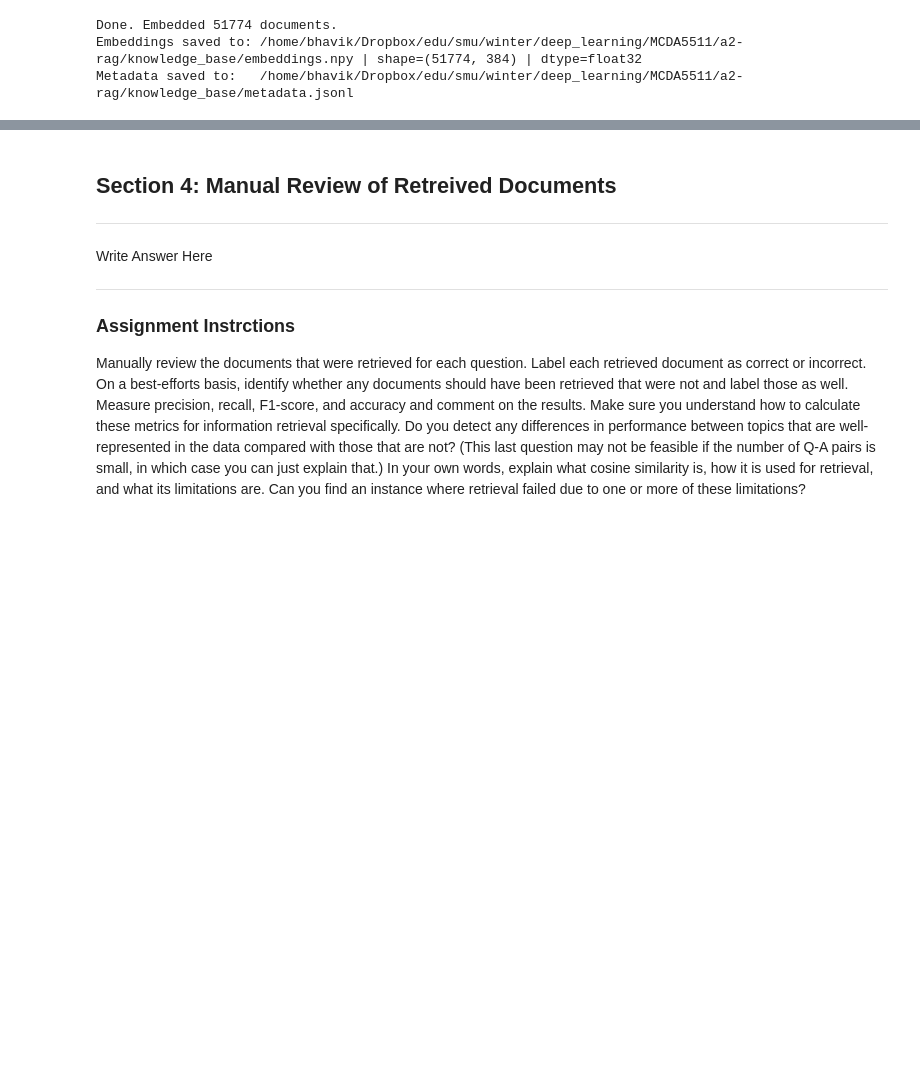
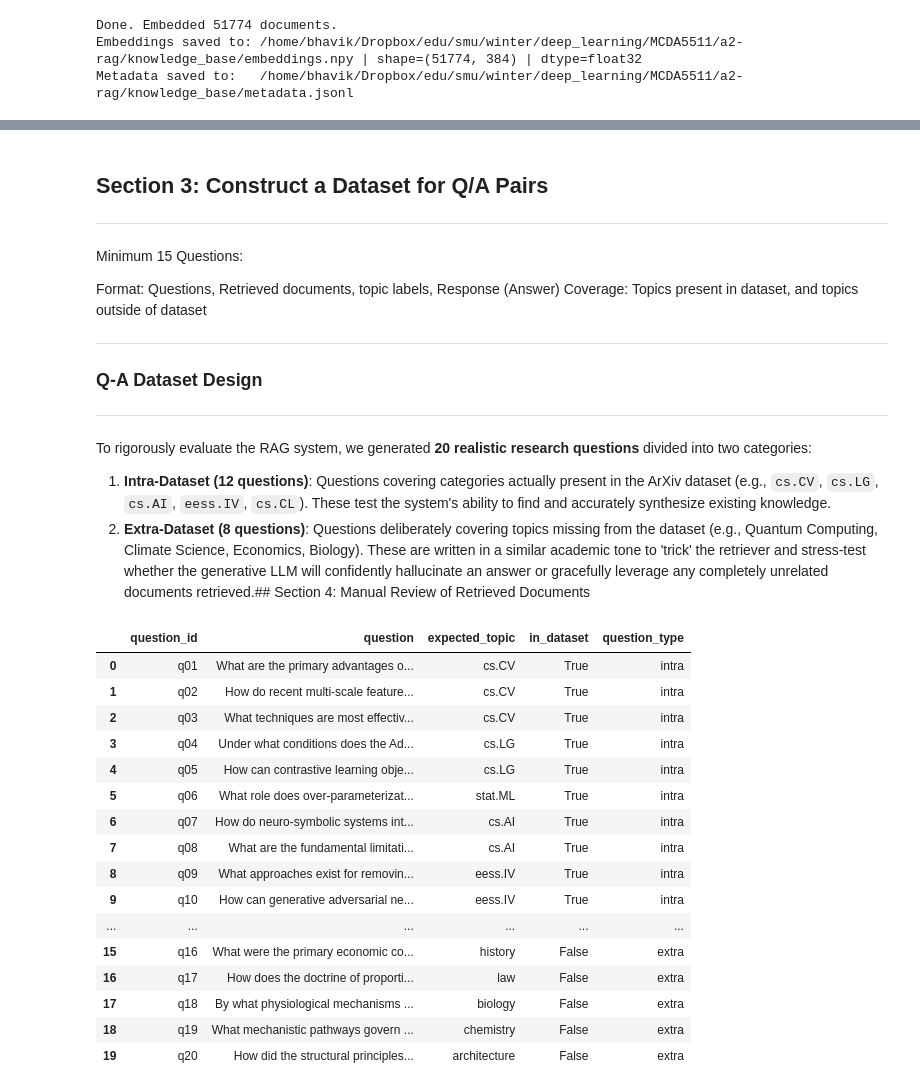
Before and after one commit to bhavik-knight/5511-a2-rag, a Jupyter notebook: rag.ipynb, the cells around one changed output, grey strips where cells are left out. Saved outputs shown, nothing was run; the diff lists cells and outputs as text; code cells hidden in the pictures; blank space fills up the shorter version.

Commit message:
update: qa analysis from previous commit put manually

```diff
--- a/rag.ipynb
+++ b/rag.ipynb
@@ -1297,19 +1270,37 @@ questions about topics that are not present in the data.
 # %% [markdown]
-## Section 4: Manual Review of Retreived Documents
+## Section 3: Construct a Dataset for Q/A Pairs
 ---
 
-Write Answer Here
+Minimum 15 Questions:
 
+Format: Questions, Retrieved documents, topic labels, Response (Answer)
+Coverage: Topics present in dataset, and topics outside of dataset
 
 ---
-### Assignment Instrctions
 
-Manually review the documents that were retrieved for each question. Label each retrieved document as
-correct or incorrect. On a best-efforts basis, identify whether any documents should have been retrieved
-that were not and label those as well. Measure precision, recall, F1-score, and accuracy and comment on
-the results. Make sure you understand how to calculate these metrics for information retrieval
-specifically. Do you detect any differences in performance between topics that are well-represented in
-the data compared with those that are not? (This last question may not be feasible if the number of Q-A
-pairs is small, in which case you can just explain that.)
-In your own words, explain what cosine similarity is, how it is used for retrieval, and what its limitations
-are. Can you find an instance where retrieval failed due to one or more of these limitations?
+### Q-A Dataset Design
+---
+To rigorously evaluate the RAG system, we generated **20 realistic research questions** divided into two categories:
+1. **Intra-Dataset (12 questions)**: Questions covering categories actually present in the ArXiv dataset (e.g., `cs.CV`, `cs.LG`, `cs.AI`, `eess.IV`, `cs.CL`). These test the system's ability to find and accurately synthesize existing knowledge.
+2. **Extra-Dataset (8 questions)**: Questions deliberately covering topics missing from the dataset (e.g., Quantum Computing, Climate Science, Economics, Biology). These are written in a similar academic tone to 'trick' the retriever and stress-test whether the generative LLM will confidently hallucinate an answer or gracefully leverage any completely unrelated documents retrieved.## Section 4: Manual Review of Retrieved Documents
+# %%
+qa_pairs_df = pd.read_csv(OUTPUT_DIR / 'qa_pairs.csv')
+display(qa_pairs_df)
+# %% [output]
+|  | question_id | question | expected_topic | in_dataset | question_type |
+| 0 | q01 | What are the primary advantages o... | cs.CV | True | intra |
+| 1 | q02 | How do recent multi-scale feature... | cs.CV | True | intra |
+| 2 | q03 | What techniques are most effectiv... | cs.CV | True | intra |
+| 3 | q04 | Under what conditions does the Ad... | cs.LG | True | intra |
+| 4 | q05 | How can contrastive learning obje... | cs.LG | True | intra |
+| 5 | q06 | What role does over-parameterizat... | stat.ML | True | intra |
+| 6 | q07 | How do neuro-symbolic systems int... | cs.AI | True | intra |
+| 7 | q08 | What are the fundamental limitati... | cs.AI | True | intra |
+| 8 | q09 | What approaches exist for removin... | eess.IV | True | intra |
+| 9 | q10 | How can generative adversarial ne... | eess.IV | True | intra |
+| ... | ... | ... | ... | ... | ... |
+| 15 | q16 | What were the primary economic co... | history | False | extra |
+| 16 | q17 | How does the doctrine of proporti... | law | False | extra |
+| 17 | q18 | By what physiological mechanisms ... | biology | False | extra |
+| 18 | q19 | What mechanistic pathways govern ... | chemistry | False | extra |
+| 19 | q20 | How did the structural principles... | architecture | False | extra |
```
Also changed, not shown: parts of 32 cells of this notebook, 1 other file.
